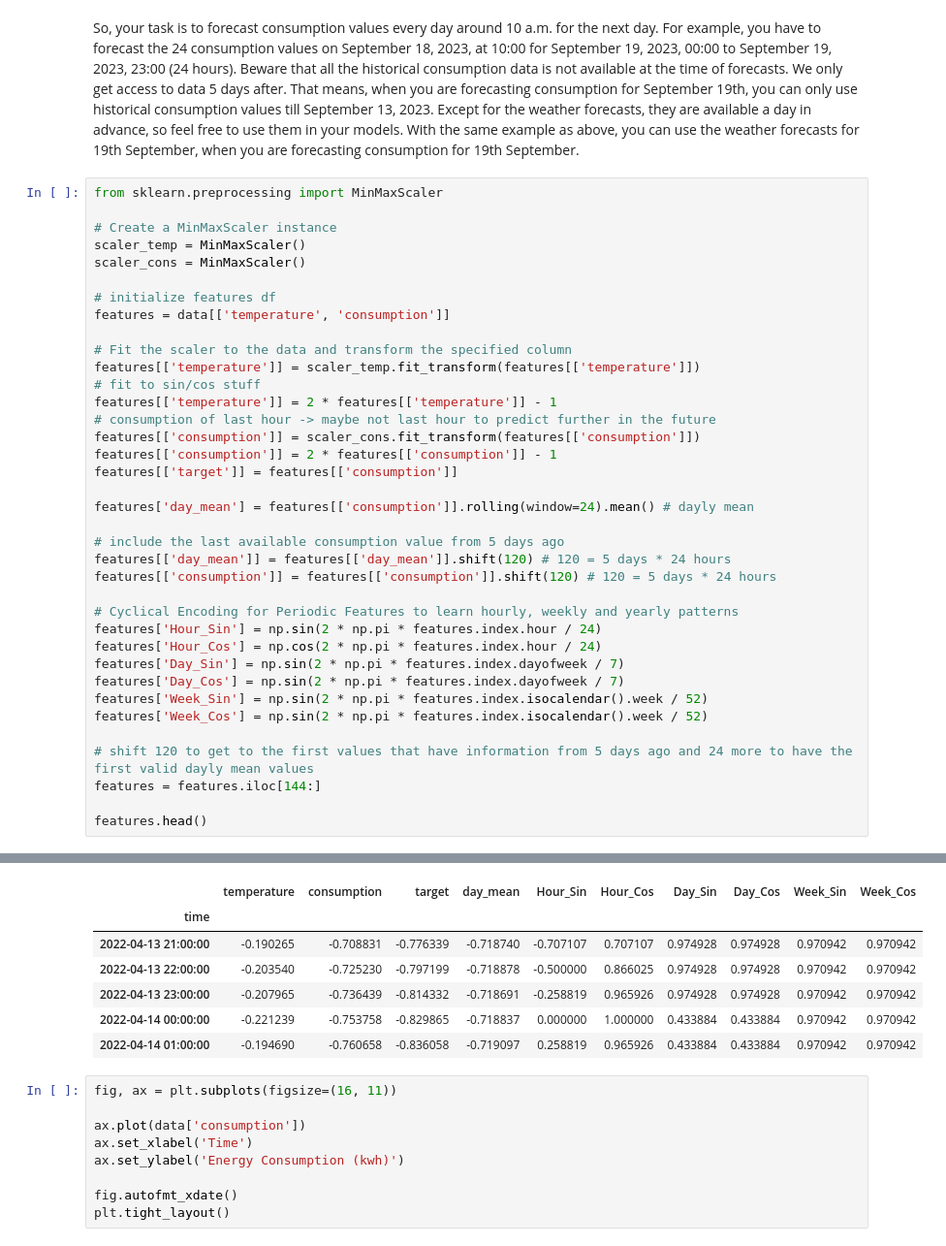
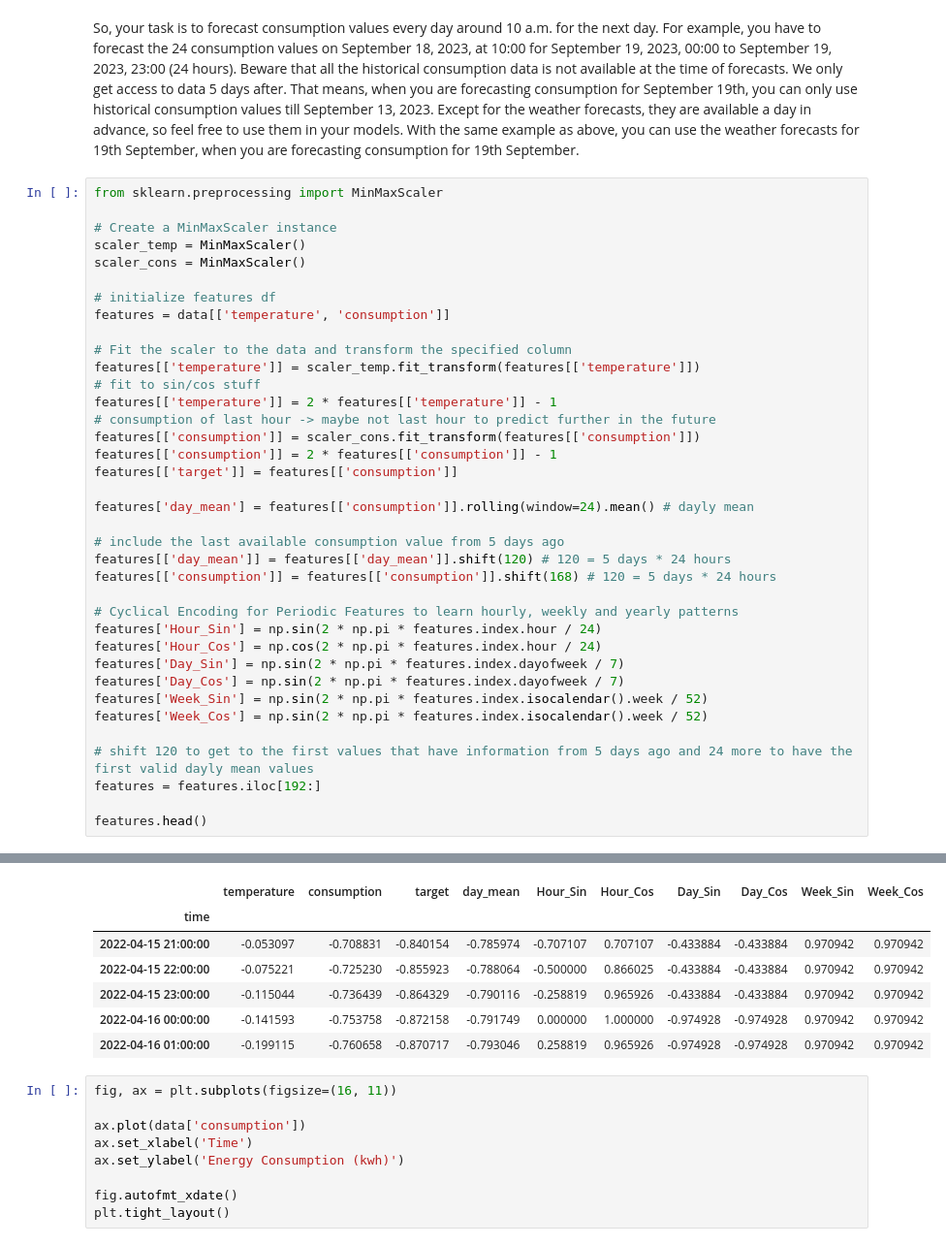
Before and after one commit to LeonardKuhn/TDT4259-Applied-Data-Science, a Jupyter notebook: sklearn_time_series.ipynb, the cells around one changed output, grey strips where cells are left out. Shown at 97% size. Cells and saved outputs as stored; diff of their text form.

```diff
--- a/sklearn_time_series.ipynb
+++ b/sklearn_time_series.ipynb
@@ -48,7 +48,7 @@ features['day_mean'] = features[['consumption']].rolling(window=24).mean() # day
 
 # include the last available consumption value from 5 days ago
 features[['day_mean']] = features[['day_mean']].shift(120) # 120 = 5 days * 24 hours
-features[['consumption']] = features[['consumption']].shift(120) # 120 = 5 days * 24 hours
+features[['consumption']] = features[['consumption']].shift(168) # 120 = 5 days * 24 hours
 
 # Cyclical Encoding for Periodic Features to learn hourly, weekly and yearly patterns
 features['Hour_Sin'] = np.sin(2 * np.pi * features.index.hour / 24)
@@ -57,39 +57,39 @@ features['Day_Sin'] = np.sin(2 * np.pi * features.index.dayofweek / 7)
 features['Day_Cos'] = np.sin(2 * np.pi * features.index.dayofweek / 7)
 features['Week_Sin'] = np.sin(2 * np.pi * features.index.isocalendar().week / 52)
 features['Week_Cos'] = np.sin(2 * np.pi * features.index.isocalendar().week / 52)
 
 # shift 120 to get to the first values that have information from 5 days ago and 24 more to have the first valid dayly mean values
-features = features.iloc[144:]
+features = features.iloc[192:]
 
 features.head()
 # %% [output]
 A value is trying to be set on a copy of a slice from a DataFrame.
 Try using .loc[row_indexer,col_indexer] = value instead
 
 See the caveats in the documentation: https://pandas.pydata.org/pandas-docs/stable/user_guide/indexing.html#returning-a-view-versus-a-copy
   self[col] = igetitem(value, i)
 A value is trying to be set on a copy of a slice from a DataFrame.
 Try using .loc[row_indexer,col_indexer] = value instead
 
 See the caveats in the documentation: https://pandas.pydata.org/pandas-docs/stable/user_guide/indexing.html#returning-a-view-versus-a-copy
   self[k1] = value[k2]
 A value is trying to be set on a copy of a slice from a DataFrame.
 Try using .loc[row_indexer,col_indexer] = value instead
 
 See the caveats in the documentation: https://pandas.pydata.org/pandas-docs/stable/user_guide/indexing.html#returning-a-view-versus-a-copy
   self[col] = igetitem(value, i)
 A value is trying to be set on a copy of a slice from a DataFrame.
 Try using .loc[row_indexer,col_indexer] = value instead
 
 See the caveats in the documentation: https://pandas.pydata.org/pandas-docs/stable/user_guide/indexing.html#returning-a-view-versus-a-copy
   self[k1] = value[k2]
 |  | temperature | consumption | target | day_mean | Hour_Sin | Hour_Cos | Day_Sin | Day_Cos | Week_Sin | Week_Cos |
 | time |  |  |  |  |  |  |  |  |  |  |
-| 2022-04-13 21:00:00 | -0.190265 | -0.708831 | -0.776339 | -0.718740 | -0.707107 | 0.707107 | 0.974928 | 0.974928 | 0.970942 | 0.970942 |
-| 2022-04-13 22:00:00 | -0.203540 | -0.725230 | -0.797199 | -0.718878 | -0.500000 | 0.866025 | 0.974928 | 0.974928 | 0.970942 | 0.970942 |
-| 2022-04-13 23:00:00 | -0.207965 | -0.736439 | -0.814332 | -0.718691 | -0.258819 | 0.965926 | 0.974928 | 0.974928 | 0.970942 | 0.970942 |
-| 2022-04-14 00:00:00 | -0.221239 | -0.753758 | -0.829865 | -0.718837 | 0.000000 | 1.000000 | 0.433884 | 0.433884 | 0.970942 | 0.970942 |
-| 2022-04-14 01:00:00 | -0.194690 | -0.760658 | -0.836058 | -0.719097 | 0.258819 | 0.965926 | 0.433884 | 0.433884 | 0.970942 | 0.970942 |
+| 2022-04-15 21:00:00 | -0.053097 | -0.708831 | -0.840154 | -0.785974 | -0.707107 | 0.707107 | -0.433884 | -0.433884 | 0.970942 | 0.970942 |
+| 2022-04-15 22:00:00 | -0.075221 | -0.725230 | -0.855923 | -0.788064 | -0.500000 | 0.866025 | -0.433884 | -0.433884 | 0.970942 | 0.970942 |
+| 2022-04-15 23:00:00 | -0.115044 | -0.736439 | -0.864329 | -0.790116 | -0.258819 | 0.965926 | -0.433884 | -0.433884 | 0.970942 | 0.970942 |
+| 2022-04-16 00:00:00 | -0.141593 | -0.753758 | -0.872158 | -0.791749 | 0.000000 | 1.000000 | -0.974928 | -0.974928 | 0.970942 | 0.970942 |
+| 2022-04-16 01:00:00 | -0.199115 | -0.760658 | -0.870717 | -0.793046 | 0.258819 | 0.965926 | -0.974928 | -0.974928 | 0.970942 | 0.970942 |
 # %%
 fig, ax = plt.subplots(figsize=(16, 11))
 
```
Also changed, not shown: parts of 8 cells of this notebook.
